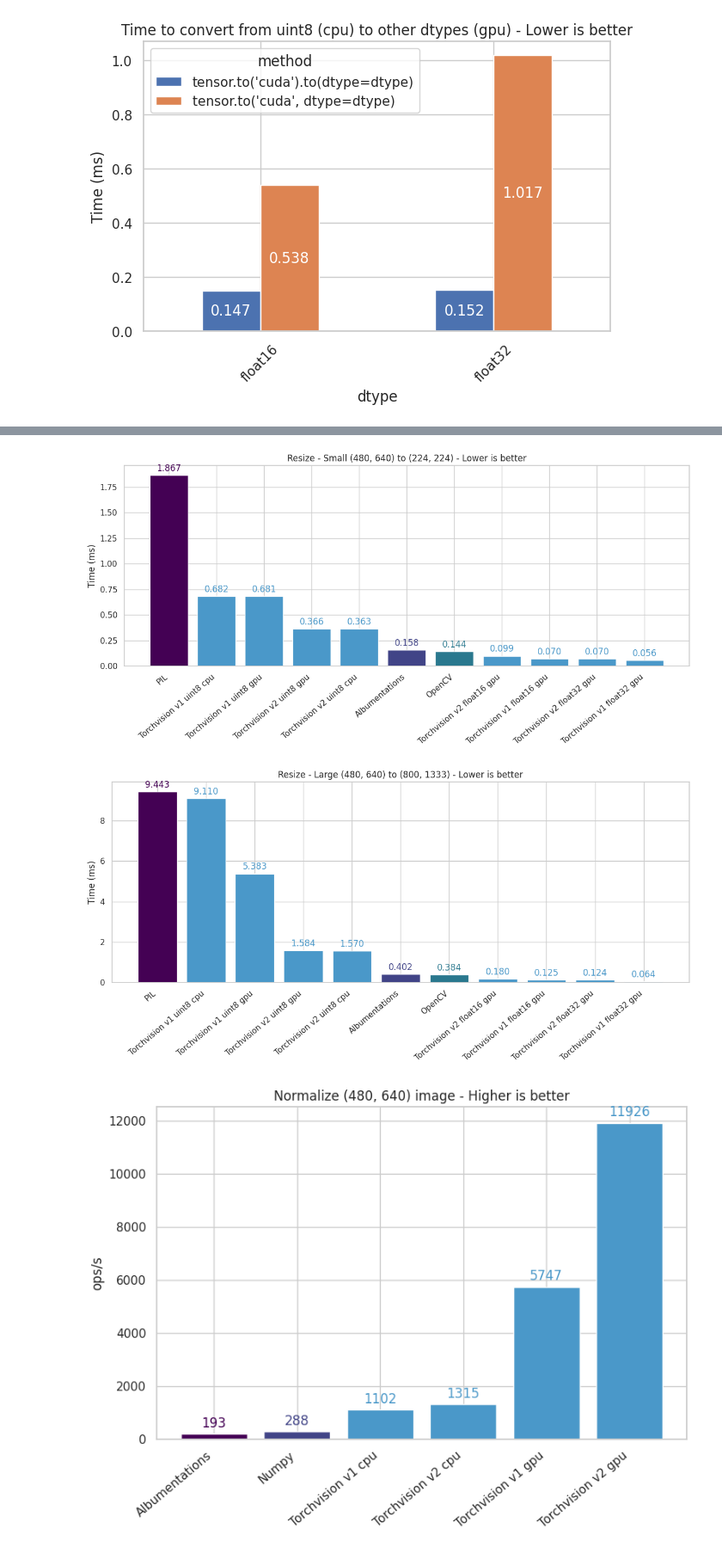
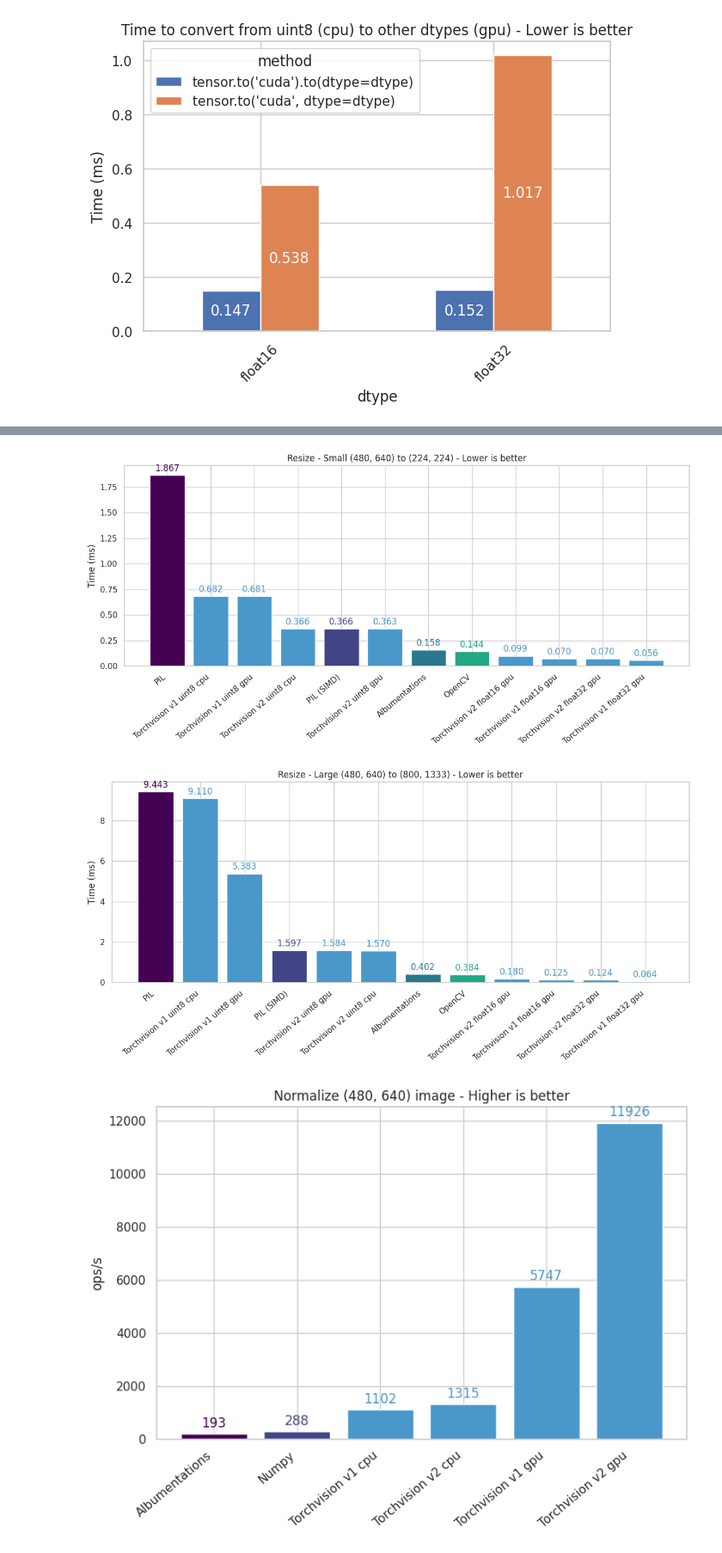
Before and after one commit to yonigozlan/OptimVision, a Jupyter notebook: plot_image_processing.ipynb, the cells around one changed output, grey strips where cells are left out. Shown at 86% size. Saved outputs shown, nothing was run; the diff lists cells and outputs as text; code cells hidden in the pictures.

```diff
--- a/plot_image_processing.ipynb
+++ b/plot_image_processing.ipynb
@@ -253,7 +359,7 @@ import numpy as np
 
 # Data
 with open(
-    "/home/ubuntu/models_implem/optim_vision/benchmark_outputs/json/image_processing_ops.json",
+    "/home/ubuntu/models_implem/optim_vision/benchmark_outputs/json/image_processing_ops_simd.json",
     "r",
 ) as file:
     data = json.load(file)
@@ -317,10 +423,11 @@ for bar in bars_torchvision + bars_others:
     )
 
 plt.tight_layout()
-plt.savefig(
-    "/home/ubuntu/models_implem/optim_vision/benchmark_outputs/images/resize_ops_small.png",
-    dpi=300,
-)
+if savefig:
+    plt.savefig(
+        "/home/ubuntu/models_implem/optim_vision/benchmark_outputs/images/resize_ops_small.png",
+        dpi=300,
+    )
 plt.show()
 # save image
 
@@ -360,10 +467,11 @@ for bar in bars_torchvision + bars_others:
 
 
 plt.tight_layout()
-plt.savefig(
-    "/home/ubuntu/models_implem/optim_vision/benchmark_outputs/images/resize_ops_large.png",
-    dpi=300,
-)
+if savefig:
+    plt.savefig(
+        "/home/ubuntu/models_implem/optim_vision/benchmark_outputs/images/resize_ops_large.png",
+        dpi=300,
+    )
 plt.show()
 # save image
 # %% [output]
@@ -383,6 +491,7 @@ with open(
 # Calculate ops/s and assign colors
 resize_data = {}
 color_map_resize = {}
+labels = {}
 for size in data["resize"]:
     resize_data[size] = {"Torchvision": {}, "Others": {}}
     color_map_resize[size] = {"Torchvision": [], "Others": []}
@@ -394,6 +503,7 @@ for size in data["resize"]:
     ]
     # Sort the list of tuples by ops/s in ascending order
     ops_s_list.sort(key=lambda item: item[1], reverse=True)
+    labels[size] = [item[0] for item in ops_s_list]
 
     for x_pos, (key, ops) in enumerate(ops_s_list):  # Use sorted list
         if "Torchvision" in key:
@@ -424,9 +534,8 @@ plt.ylabel("Time (ms)")
 # Set xticks explicitly with adjusted horizontal alignment
 ax = plt.gca()
 x = np.arange(len(ops_s_list))
-xlabels = [item[0] for item in ops_s_list]
 ax.set_xticks(x)
-ax.set_xticklabels(xlabels, rotation=40, ha="right")
+ax.set_xticklabels(labels["small"], rotation=40, ha="right")
 
 # Add ops/s values above bars with matching colors
 for bar in bars_torchvision + bars_others:
@@ -442,10 +551,11 @@ for bar in bars_torchvision + bars_others:
     )
 
 plt.tight_layout()
-plt.savefig(
-    "/home/ubuntu/models_implem/optim_vision/benchmark_outputs/images/resize_time_small.png",
-    dpi=300,
-)
+if savefig:
+    plt.savefig(
+        "/home/ubuntu/models_implem/optim_vision/benchmark_outputs/images/resize_time_small_SIMD.png",
+        dpi=300,
+    )
 plt.show()
 # save image
 
@@ -459,41 +569,41 @@ bars_others = plt.bar(
     resize_data["large"]["Others"].keys(),
     resize_data["large"]["Others"].values(),
     color=color_map_resize["large"]["Others"],
 )
 plt.title("Resize - Large (480, 640) to (800, 1333) - Lower is better")
 plt.ylabel("Time (ms)")
 
 # Set xticks explicitly with adjusted horizontal alignment
 ax = plt.gca()
 x = np.arange(len(ops_s_list))
-xlabels = [item[0] for item in ops_s_list]
 ax.set_xticks(x)
-ax.set_xticklabels(xlabels, rotation=40, ha="right")
+ax.set_xticklabels(labels["large"], rotation=40, ha="right")
 
 # Add ops/s values above bars with matching colors
 for bar in bars_torchvision + bars_others:
     height = bar.get_height()
     ax.annotate(
         f"{height:.3f}",
         xy=(bar.get_x() + bar.get_width() / 2, height),
         xytext=(0, 3),  # 3 points vertical offset
         textcoords="offset points",
         ha="center",
         va="bottom",
         color=bar.get_facecolor(),
     )
 
 
 plt.tight_layout()
-plt.savefig(
-    "/home/ubuntu/models_implem/optim_vision/benchmark_outputs/images/resize_time_large.png",
-    dpi=300,
-)
+if savefig:
+    plt.savefig(
+        "/home/ubuntu/models_implem/optim_vision/benchmark_outputs/images/resize_time_large_SIMD.png",
+        dpi=300,
+    )
 plt.show()
 # save image
 # %% [output]
-[figure, old version]
+[figure, new version]
-[figure, old version]
+[figure, new version]
 # %%
 import matplotlib.pyplot as plt
 import matplotlib.cm as cm
```
Also changed, not shown: parts of 18 cells of this notebook, 4 other files.
